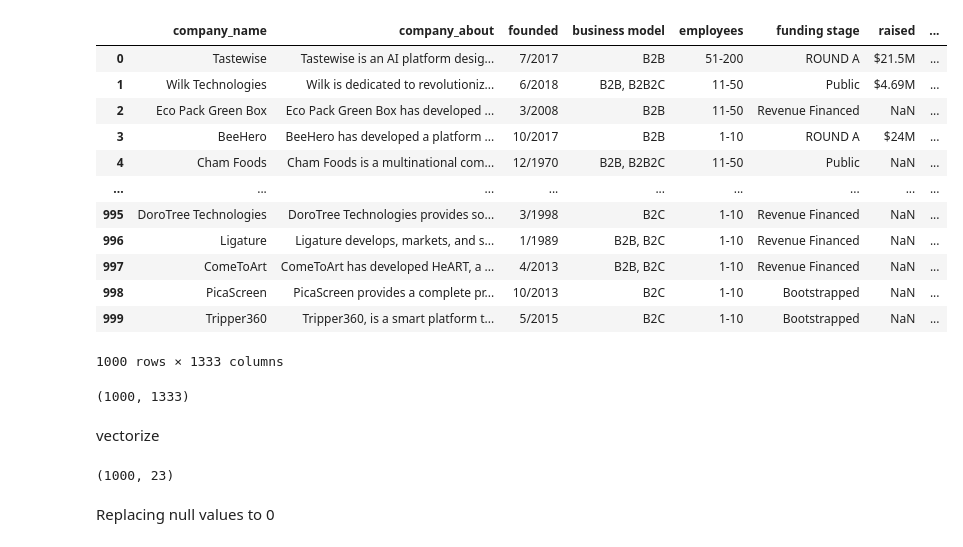
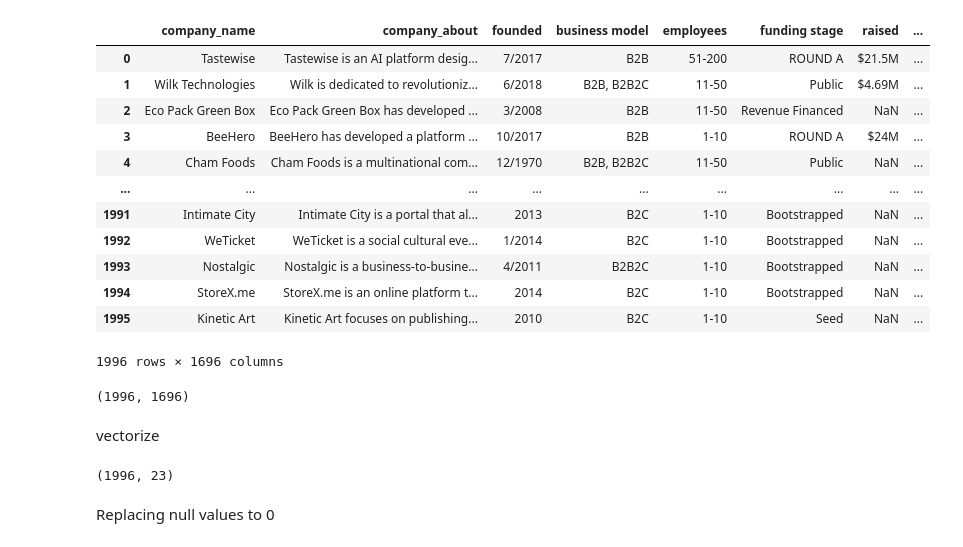
Before and after one commit to matanini/startup_classifier, a Jupyter notebook: data-cleaning.ipynb, the cells around one changed output. Cells and saved outputs as stored; diff of their text form; code cells hidden in the pictures.

```diff
--- a/data-cleaning.ipynb
+++ b/data-cleaning.ipynb
@@ -50,27 +50,27 @@ def decode_price(price: str):
 
     return new_price
 # %%
-df = pd.read_csv("df0_1000.csv").iloc[:,1:]
+df = pd.read_csv("df0_2000.csv").iloc[:,1:]
 df
 # %% [output]
 |  | company_name | company_about | founded | business model | employees | funding stage | raised | ... |
 | 0 | Tastewise | Tastewise is an AI platform desig... | 7/2017 | B2B | 51-200 | ROUND A | $21.5M | ... |
 | 1 | Wilk Technologies | Wilk is dedicated to revolutioniz... | 6/2018 | B2B, B2B2C | 11-50 | Public | $4.69M | ... |
 | 2 | Eco Pack Green Box | Eco Pack Green Box has developed ... | 3/2008 | B2B | 11-50 | Revenue Financed | NaN | ... |
 | 3 | BeeHero | BeeHero has developed a platform ... | 10/2017 | B2B | 1-10 | ROUND A | $24M | ... |
 | 4 | Cham Foods | Cham Foods is a multinational com... | 12/1970 | B2B, B2B2C | 11-50 | Public | NaN | ... |
 | ... | ... | ... | ... | ... | ... | ... | ... | ... |
-| 995 | DoroTree Technologies | DoroTree Technologies provides so... | 3/1998 | B2C | 1-10 | Revenue Financed | NaN | ... |
-| 996 | Ligature | Ligature develops, markets, and s... | 1/1989 | B2B, B2C | 1-10 | Revenue Financed | NaN | ... |
-| 997 | ComeToArt | ComeToArt has developed HeART, a ... | 4/2013 | B2B, B2C | 1-10 | Revenue Financed | NaN | ... |
-| 998 | PicaScreen | PicaScreen provides a complete pr... | 10/2013 | B2C | 1-10 | Bootstrapped | NaN | ... |
-| 999 | Tripper360 | Tripper360, is a smart platform t... | 5/2015 | B2C | 1-10 | Bootstrapped | NaN | ... |
+| 1991 | Intimate City | Intimate City is a portal that al... | 2013 | B2C | 1-10 | Bootstrapped | NaN | ... |
+| 1992 | WeTicket | WeTicket is a social cultural eve... | 1/2014 | B2C | 1-10 | Bootstrapped | NaN | ... |
+| 1993 | Nostalgic | Nostalgic is a business-to-busine... | 4/2011 | B2B2C | 1-10 | Bootstrapped | NaN | ... |
+| 1994 | StoreX.me | StoreX.me is an online platform t... | 2014 | B2C | 1-10 | Bootstrapped | NaN | ... |
+| 1995 | Kinetic Art | Kinetic Art focuses on publishing... | 2010 | B2C | 1-10 | Seed | NaN | ... |
-1000 rows × 1333 columns
+1996 rows × 1696 columns
 # %%
 df_test = df.copy()
 df_test.shape
 # %% [output]
-(1000, 1333)
+(1996, 1696)
 # %%
 tag_cols = [col for col in df_test.columns if col.startswith('tag_')]
 targetmarket_cols = [col for col in df_test.columns if col.startswith('targetmarket_')]
@@ -93,7 +93,7 @@ df_test = vectorize_and_replace(df_test, target_ind_list, "target_ind")
 df_test = vectorize_and_replace(df_test, technology_list, "tech")
 df_test.shape
 # %% [output]
-(1000, 23)
+(1996, 23)
 # %% [markdown]
 Replacing null values to 0
 # %%
```
Also changed, not shown: parts of 15 cells of this notebook, 1 other file.
